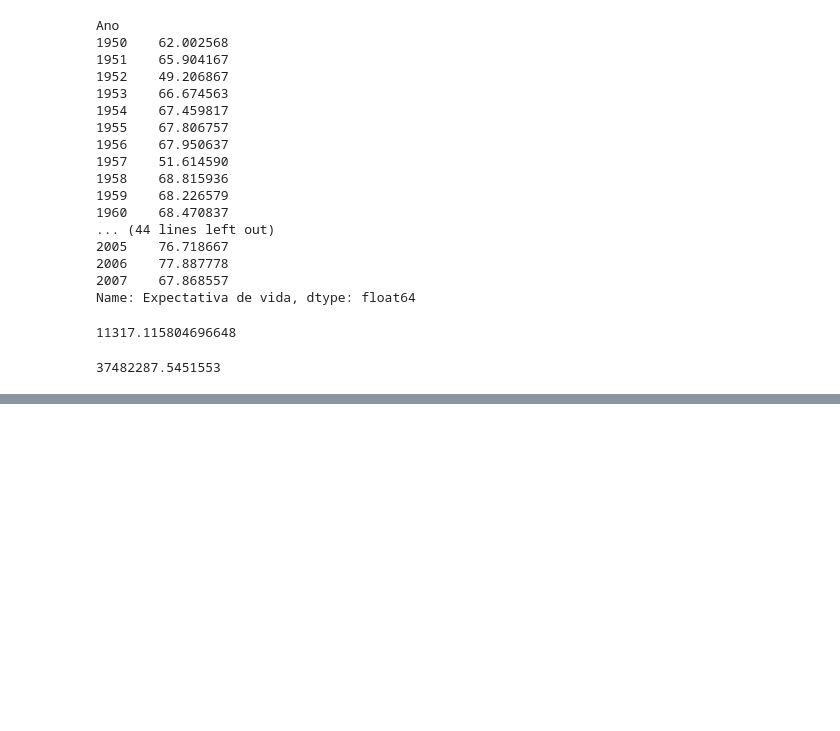
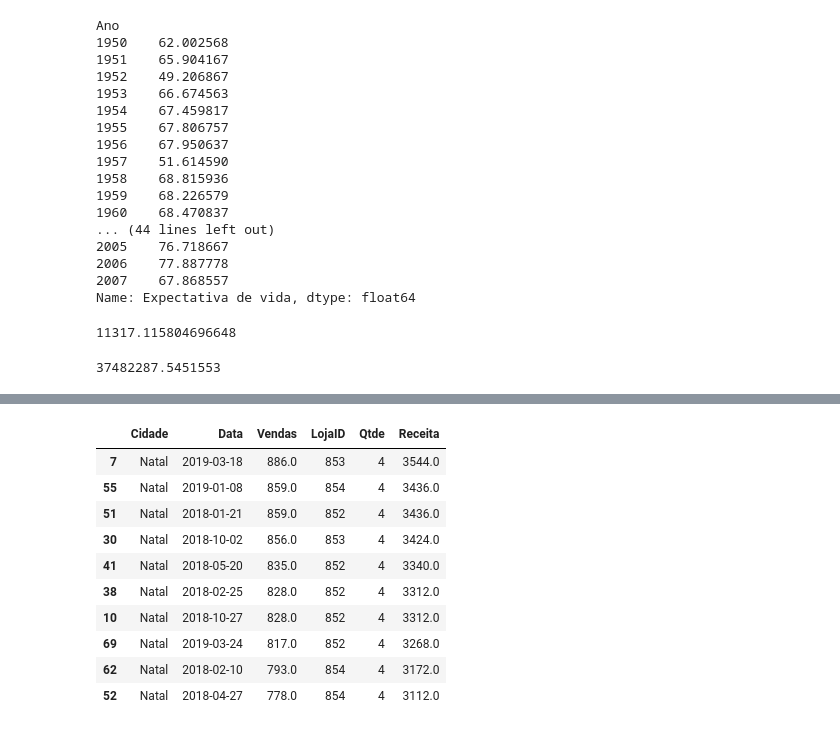
Before and after one commit to JosenildoVicente/analise-de-dados-com-python-e-pandas, a Jupyter notebook: analise_dio.ipynb, the cells around one changed output, grey strips where cells are left out. Cells and saved outputs as stored; diff of their text form; code cells hidden in the pictures; blank space fills up the shorter version.

```diff
--- a/analise_dio.ipynb
+++ b/analise_dio.ipynb
@@ -341,0 +352,2 @@ df['PIB'].sum()
+# %%
+df = pd.concat([df1,df2,df3,df4,df5])
@@ -341,0 +395,2 @@ df['PIB'].sum()
+# %%
+df['LojaID'] = df['LojaID'].astype("object")
@@ -341,0 +417,2 @@ df['PIB'].sum()
+# %%
+df['Vendas'].fillna(df['Vendas'].mean(),inplace=True)
@@ -341,0 +421,2 @@ df['PIB'].sum()
+# %%
+df['Receita'] = df['Vendas'].mul(df['Qtde'])
@@ -341,0 +464,14 @@ df['PIB'].sum()
+# %%
+df.sort_values('Receita',ascending=False).head(10)
+# %% [output]
+|  | Cidade | Data | Vendas | LojaID | Qtde | Receita |
+| 7 | Natal | 2019-03-18 | 886.0 | 853 | 4 | 3544.0 |
+| 55 | Natal | 2019-01-08 | 859.0 | 854 | 4 | 3436.0 |
+| 51 | Natal | 2018-01-21 | 859.0 | 852 | 4 | 3436.0 |
+| 30 | Natal | 2018-10-02 | 856.0 | 853 | 4 | 3424.0 |
+| 41 | Natal | 2018-05-20 | 835.0 | 852 | 4 | 3340.0 |
+| 38 | Natal | 2018-02-25 | 828.0 | 852 | 4 | 3312.0 |
+| 10 | Natal | 2018-10-27 | 828.0 | 852 | 4 | 3312.0 |
+| 69 | Natal | 2019-03-24 | 817.0 | 852 | 4 | 3268.0 |
+| 62 | Natal | 2018-02-10 | 793.0 | 854 | 4 | 3172.0 |
+| 52 | Natal | 2018-04-27 | 778.0 | 854 | 4 | 3112.0 |
```
Also changed, not shown: parts of 17 cells of this notebook.
